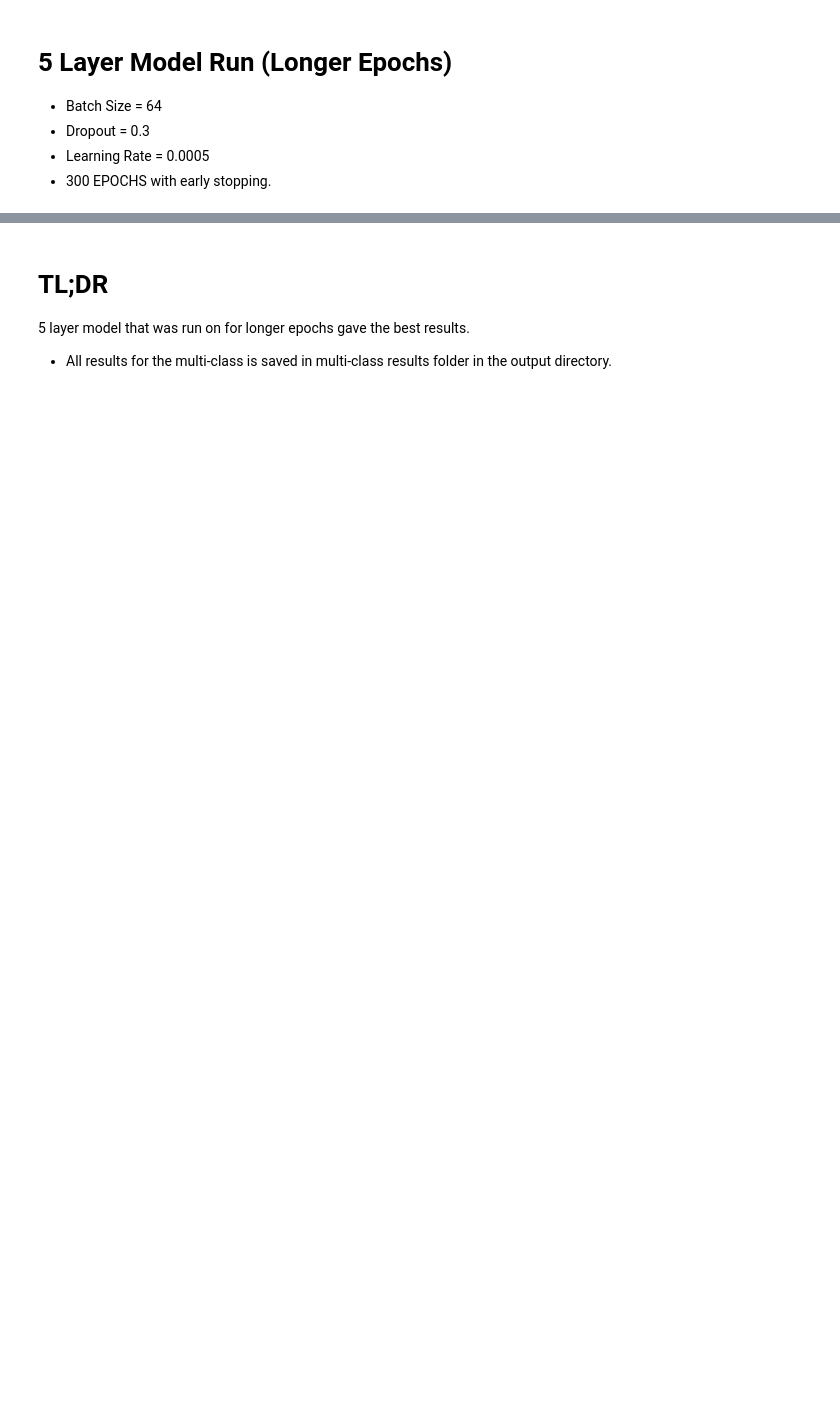
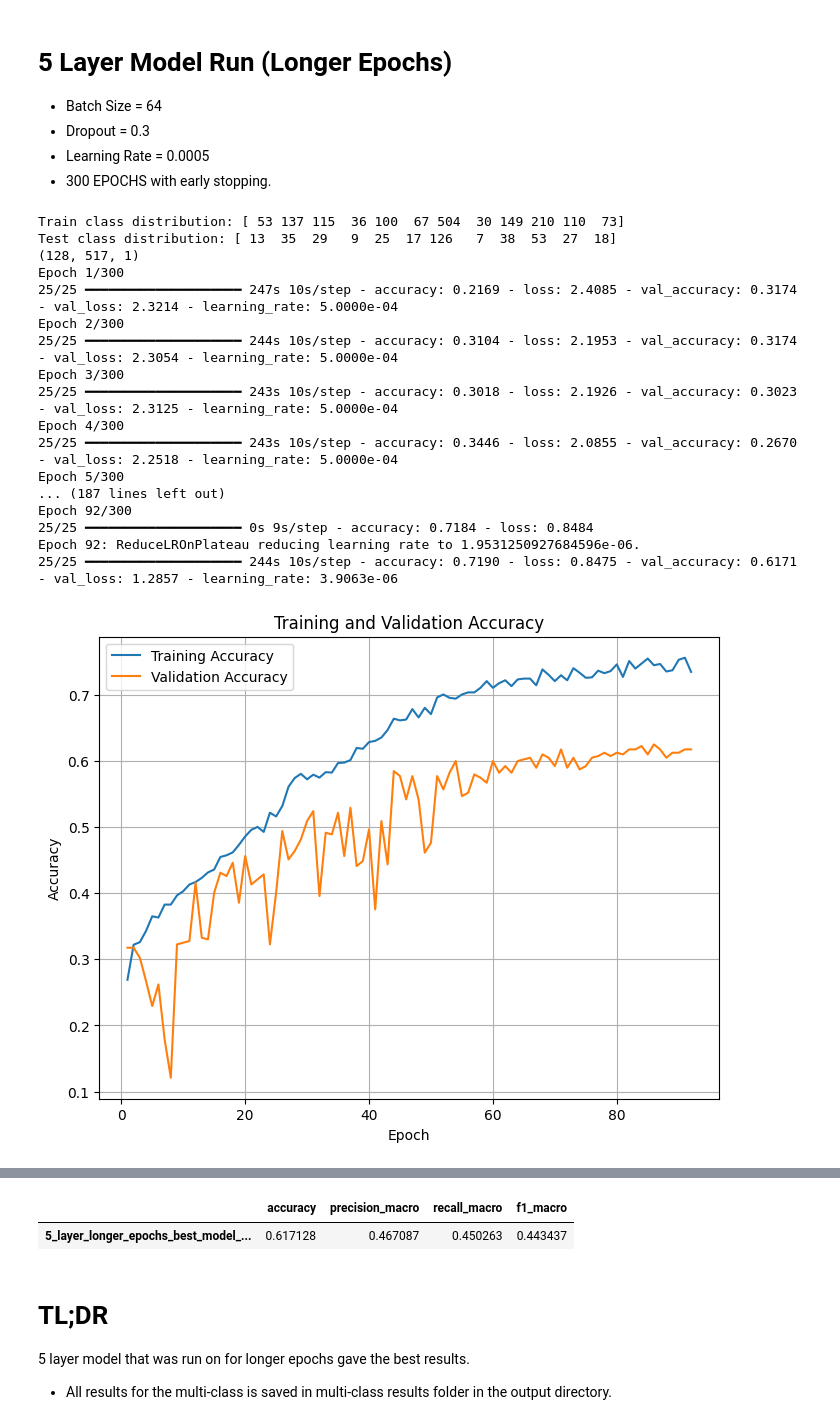
Before and after one commit to sahn1998/DATA-5322, a Jupyter notebook: HW3/model/multiclass_model.ipynb, the cells around one changed output, grey strips where cells are left out. Drawn from its saved outputs; the diff is of its cells as text; code cells hidden in the pictures; blank space fills up the shorter version.

```diff
--- a/HW3/model/multiclass_model.ipynb
+++ b/HW3/model/multiclass_model.ipynb
@@ -541,7 +584,7 @@ print("Train class distribution:", np.bincount(y_train))
 print("Test class distribution:", np.bincount(y_test))
 print(X_train.shape[1:])
 # Initialize model
-model = build_bird_multi_cnn_v1(num_classes=num_classes, input_shape=X_train.shape[1:], dropout_rate=0.3, learning_rate=0.0005)
+model = five_layer_cnn(num_classes=num_classes, input_shape=X_train.shape[1:], dropout_rate=0.3, learning_rate=0.0005)
 
 # Callbacks
 early_stopping = EarlyStopping(monitor="val_loss", patience=10, mode="min", restore_best_weights=True)
@@ -574,30 +617,49 @@ print("Confusion Matrix:\n", cm)
 
 # Save raw confusion matrix values
 cm_df = pd.DataFrame(cm, index=[f"Actual_{i}" for i in range(num_classes)],
                          columns=[f"Predicted_{i}" for i in range(num_classes)])
 
 cm_csv_path = f"{result_path}/{run_tag}_confusion_matrix.csv"
 cm_df.to_csv(cm_csv_path)
 print(f"Confusion matrix saved to {cm_csv_path}")
 
 plot_cm(cm, result_path, run_tag)
 
 # Classification Report
 report = classification_report(y_true, y_pred, digits=4)
 print("Classification Report:\n", report)
 
 acc = accuracy_score(y_true, y_pred)
 prec = precision_score(y_true, y_pred, average='macro')
 rec = recall_score(y_true, y_pred, average='macro')
 f1 = f1_score(y_true, y_pred, average='macro')
 
 # Save results
 metrics = pd.DataFrame(columns=EVALUATION_METRICS)
 metrics.loc[run_tag] = [acc, prec, rec, f1]
 
 # Cleanup
 K.clear_session()
 del model
 gc.collect()
 
 display(metrics)
+# %% [output]
+Train class distribution: [ 53 137 115  36 100  67 504  30 149 210 110  73]
+Test class distribution: [ 13  35  29   9  25  17 126   7  38  53  27  18]
+(128, 517, 1)
+Epoch 1/300
+25/25 ━━━━━━━━━━━━━━━━━━━━ 247s 10s/step - accuracy: 0.2169 - loss: 2.4085 - val_accuracy: 0.3174 - val_loss: 2.3214 - learning_rate: 5.0000e-04
+Epoch 2/300
+25/25 ━━━━━━━━━━━━━━━━━━━━ 244s 10s/step - accuracy: 0.3104 - loss: 2.1953 - val_accuracy: 0.3174 - val_loss: 2.3054 - learning_rate: 5.0000e-04
+Epoch 3/300
+25/25 ━━━━━━━━━━━━━━━━━━━━ 243s 10s/step - accuracy: 0.3018 - loss: 2.1926 - val_accuracy: 0.3023 - val_loss: 2.3125 - learning_rate: 5.0000e-04
+Epoch 4/300
+25/25 ━━━━━━━━━━━━━━━━━━━━ 243s 10s/step - accuracy: 0.3446 - loss: 2.0855 - val_accuracy: 0.2670 - val_loss: 2.2518 - learning_rate: 5.0000e-04
+Epoch 5/300
+... (187 lines left out)
+Epoch 92/300
+25/25 ━━━━━━━━━━━━━━━━━━━━ 0s 9s/step - accuracy: 0.7184 - loss: 0.8484
+Epoch 92: ReduceLROnPlateau reducing learning rate to 1.9531250927684596e-06.
+25/25 ━━━━━━━━━━━━━━━━━━━━ 244s 10s/step - accuracy: 0.7190 - loss: 0.8475 - val_accuracy: 0.6171 - val_loss: 1.2857 - learning_rate: 3.9063e-06
+[figure, added]
@@ -604,3 +701,5 @@ display(metrics)
+|  | accuracy | precision_macro | recall_macro | f1_macro |
+| 5_layer_longer_epochs_best_model_... | 0.617128 | 0.467087 | 0.450263 | 0.443437 |
 # %% [markdown]
 # TL;DR
 
```
Also changed, not shown: parts of 5 cells of this notebook, 11 other files.
